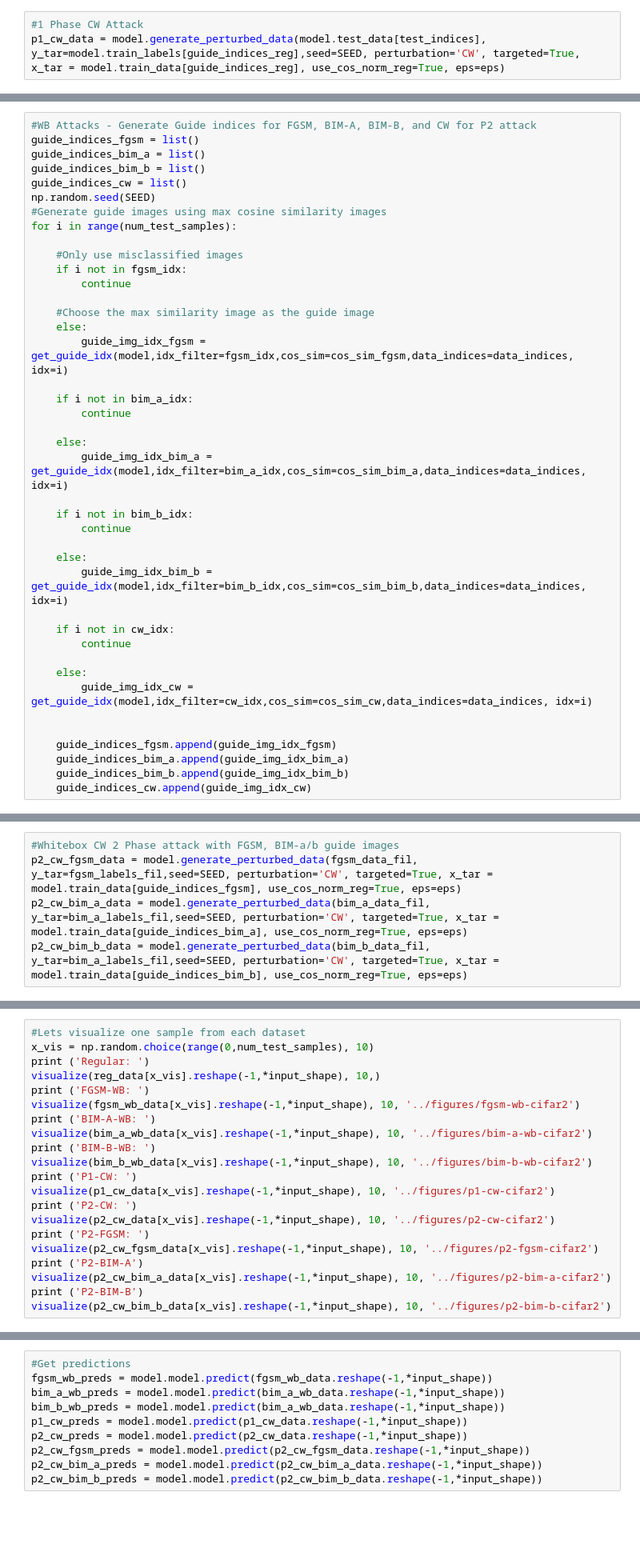
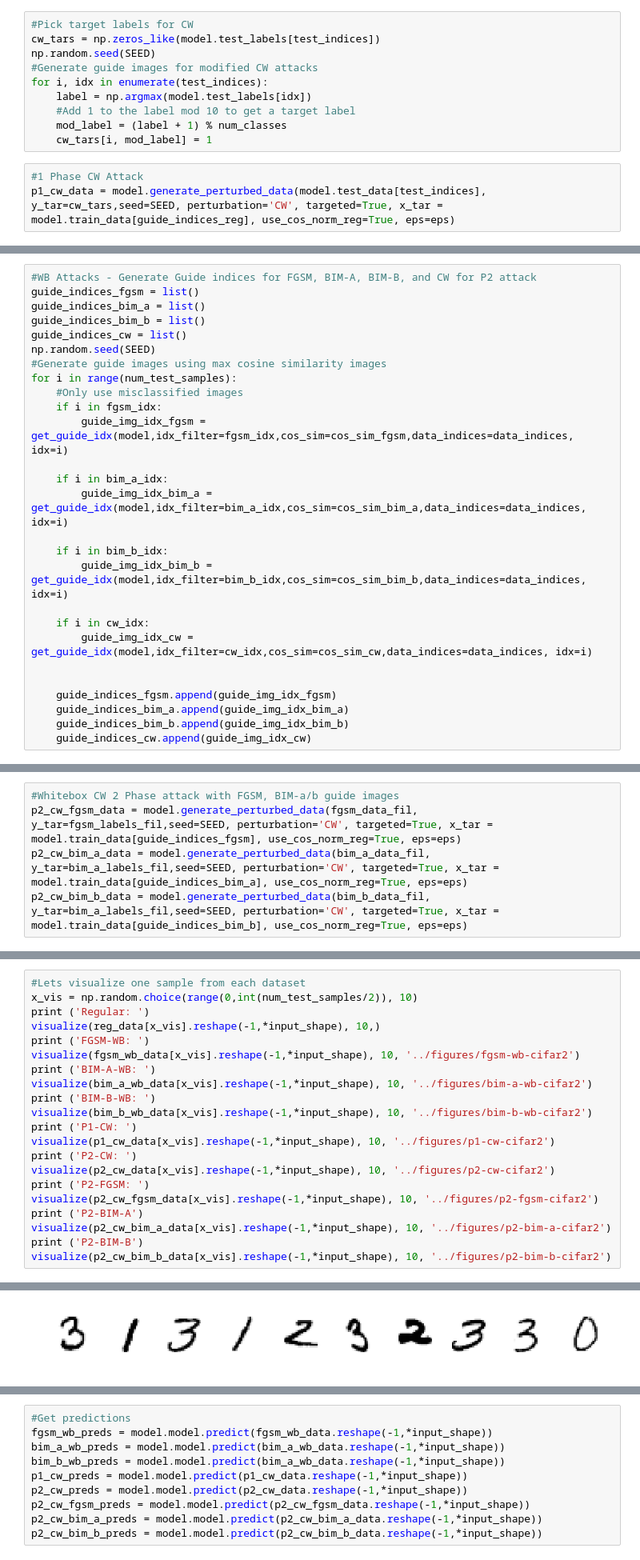
Before and after one commit to jasjeetIM/AdversarialDetector, a Jupyter notebook: notebooks/MNIST.ipynb, the cells around one changed output, grey strips where cells are left out. Shown at 80% size. Drawn from its saved outputs; the diff is of its cells as text; blank space fills up the shorter version.

```diff
--- a/notebooks/MNIST.ipynb
+++ b/notebooks/MNIST.ipynb
@@ -344,6 +431,16 @@ model.load_model(model_save_path, weights_save_path)
+# %%
+#Pick target labels for CW
+cw_tars = np.zeros_like(model.test_labels[test_indices])
+np.random.seed(SEED)
+#Generate guide images for modified CW attacks
+for i, idx in enumerate(test_indices):
+    label = np.argmax(model.test_labels[idx])
+    #Add 1 to the label mod 10 to get a target label
+    mod_label = (label + 1) % num_classes
+    cw_tars[i, mod_label] = 1
 # %%
 #1 Phase CW Attack
-p1_cw_data = model.generate_perturbed_data(model.test_data[test_indices], y_tar=model.train_labels[guide_indices_reg],seed=SEED, perturbation='CW', targeted=True, x_tar = model.train_data[guide_indices_reg], use_cos_norm_reg=True, eps=eps)
+p1_cw_data = model.generate_perturbed_data(model.test_data[test_indices], y_tar=cw_tars,seed=SEED, perturbation='CW', targeted=True, x_tar = model.train_data[guide_indices_reg], use_cos_norm_reg=True, eps=eps)
 # %%
 #Reset tf.graph() as Cleverhans modifies the graph
 tf.reset_default_graph()
@@ -360,31 +459,17 @@ guide_indices_cw = list()
 np.random.seed(SEED)
 #Generate guide images using max cosine similarity images
 for i in range(num_test_samples):
-
     #Only use misclassified images
-    if i not in fgsm_idx:
-        continue
-
-    #Choose the max similarity image as the guide image
-    else:
+    if i in fgsm_idx:
         guide_img_idx_fgsm = get_guide_idx(model,idx_filter=fgsm_idx,cos_sim=cos_sim_fgsm,data_indices=data_indices, idx=i)
 
-    if i not in bim_a_idx:
-        continue
-
-    else:
+    if i in bim_a_idx:
         guide_img_idx_bim_a = get_guide_idx(model,idx_filter=bim_a_idx,cos_sim=cos_sim_bim_a,data_indices=data_indices, idx=i)
 
-    if i not in bim_b_idx:
-        continue
-
-    else:
+    if i in bim_b_idx:
         guide_img_idx_bim_b = get_guide_idx(model,idx_filter=bim_b_idx,cos_sim=cos_sim_bim_b,data_indices=data_indices, idx=i)
 
-    if i not in cw_idx:
-        continue
-
-    else:
+    if i in cw_idx:
         guide_img_idx_cw = get_guide_idx(model,idx_filter=cw_idx,cos_sim=cos_sim_cw,data_indices=data_indices, idx=i)
 
 
@@ -426,6 +532,6 @@ print ('Model Accuracy P2 BIM-B %.5f' % (model.model.evaluate(p2_cw_bim_b_data,m
 # %%
 #Lets visualize one sample from each dataset
-x_vis = np.random.choice(range(0,num_test_samples), 10)
+x_vis = np.random.choice(range(0,int(num_test_samples/2)), 10)
 print ('Regular: ')
 visualize(reg_data[x_vis].reshape(-1,*input_shape), 10,)
 print ('FGSM-WB: ')
@@ -444,3 +550,4 @@ print ('P2-BIM-A')
 visualize(p2_cw_bim_a_data[x_vis].reshape(-1,*input_shape), 10, '../figures/p2-bim-a-cifar2')
 print ('P2-BIM-B')
 visualize(p2_cw_bim_b_data[x_vis].reshape(-1,*input_shape), 10, '../figures/p2-bim-b-cifar2')
+# %% [output]
@@ -446,0 +555 @@ visualize(p2_cw_bim_b_data[x_vis].reshape(-1,*input_shape), 10, '../figures/p2-b
+[figure, added]
```
Also changed, not shown: parts of 26 cells of this notebook, 1 other file.
